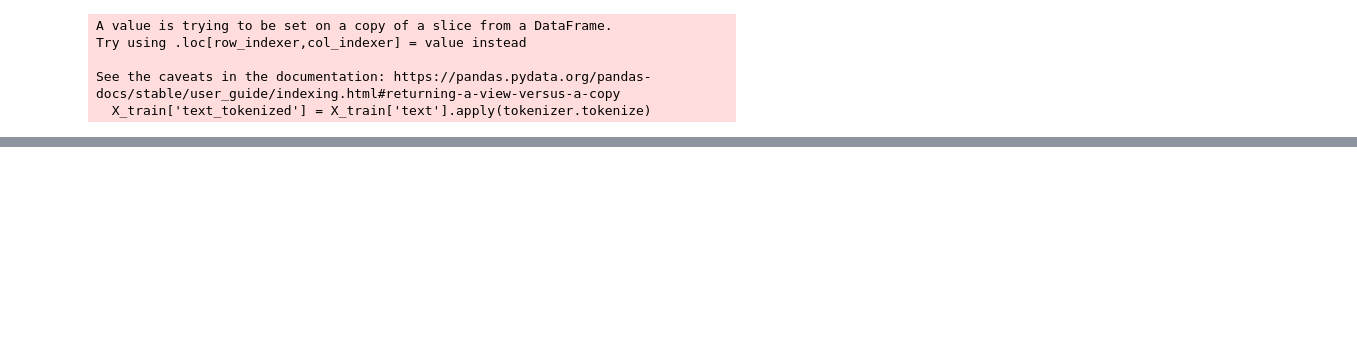
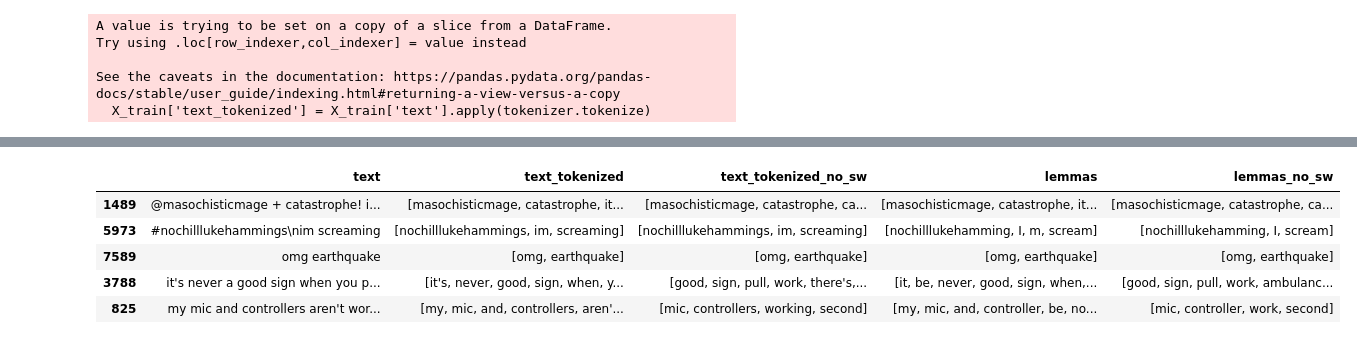
Before and after one commit to zshoorbajee/FlatironProject4, a Jupyter notebook: index.ipynb, the cells around one changed output, grey strips where cells are left out. Cells and saved outputs as stored; diff of their text form; code cells hidden in the pictures; blank space fills up the shorter version.

```diff
--- a/index.ipynb
+++ b/index.ipynb
@@ -239,0 +256,5 @@ See the caveats in the documentation: https://pandas.pydata.org/pandas-docs/stab
+# %%
+X_train['text_tokenized_no_sw'] = \
+    X_train['text_tokenized'].apply(
+        lambda x: [w for w in x if not w in stopword_list]
+    )
@@ -239,0 +347,11 @@ See the caveats in the documentation: https://pandas.pydata.org/pandas-docs/stab
+# %%
+# Lemmatize
+
+def spacy_lemmatize(tokens):
+    doc = nlp(' '.join(tokens))
+    return [t.lemma_ for t in doc]
+
+X_train['lemmas'] = X_train['text_tokenized'].apply(spacy_lemmatize)
+X_train['lemmas_no_sw'] = X_train['lemmas'].apply(
+    lambda x: [l for l in x if l not in stopword_list]
+    )
@@ -239,0 +369,9 @@ See the caveats in the documentation: https://pandas.pydata.org/pandas-docs/stab
+# %%
+X_train.head()
+# %% [output]
+|  | text | text_tokenized | text_tokenized_no_sw | lemmas | lemmas_no_sw |
+| 1489 | @masochisticmage + catastrophe! i... | [masochisticmage, catastrophe, it... | [masochisticmage, catastrophe, ca... | [masochisticmage, catastrophe, it... | [masochisticmage, catastrophe, ca... |
+| 5973 | #nochilllukehammings\nim screaming | [nochilllukehammings, im, screaming] | [nochilllukehammings, im, screaming] | [nochilllukehamming, I, m, scream] | [nochilllukehamming, I, scream] |
+| 7589 | omg earthquake | [omg, earthquake] | [omg, earthquake] | [omg, earthquake] | [omg, earthquake] |
+| 3788 | it's never a good sign when you p... | [it's, never, good, sign, when, y... | [good, sign, pull, work, there's,... | [it, be, never, good, sign, when,... | [good, sign, pull, work, ambulanc... |
+| 825 | my mic and controllers aren't wor... | [my, mic, and, controllers, aren'... | [mic, controllers, working, second] | [my, mic, and, controller, be, no... | [mic, controller, work, second] |
```
Also changed, not shown: parts of 25 cells of this notebook.
